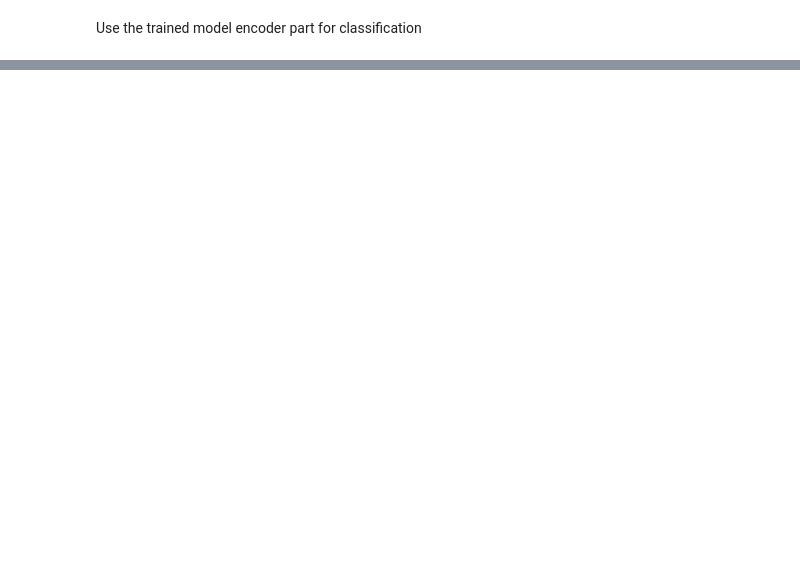
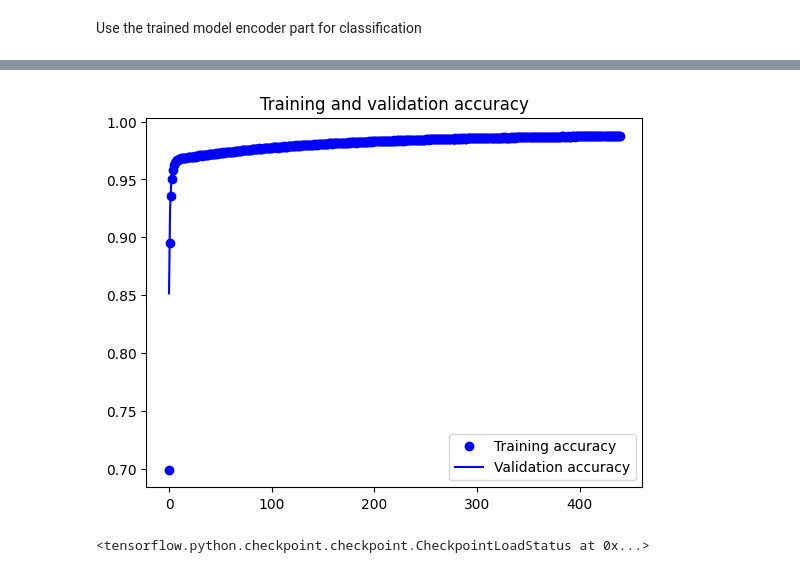
Before and after one commit to GiuliaPaggi/JetIDwithAutoencoder, a Jupyter notebook: JetIDAE.ipynb, the cells around one changed output, grey strips where cells are left out. Drawn from its saved outputs; the diff is of its cells as text; code cells hidden in the pictures; blank space fills up the shorter version.

```diff
--- a/JetIDAE.ipynb
+++ b/JetIDAE.ipynb
@@ -336,0 +394,11 @@ plt.show()
+# %%
+accuracy = classifier_history.history['accuracy']
+val_accuracy = classifier_history.history['val_accuracy']
+epochs = range(len(accuracy))
+plt.plot(epochs, accuracy, 'bo', label='Training accuracy')
+plt.plot(epochs, val_accuracy, 'b', label='Validation accuracy')
+plt.title('Training and validation accuracy')
+plt.legend()
+plt.show()
+# %% [output]
+[figure, added]
@@ -336,0 +407,4 @@ plt.show()
+# %%
+classifier_model.load_weights('/content/drive/MyDrive/JetDTsAutoencoder/classifier/')
+# %% [output]
+<tensorflow.python.checkpoint.checkpoint.CheckpointLoadStatus at 0x...>
```
Also changed, not shown: parts of 46 cells of this notebook.
